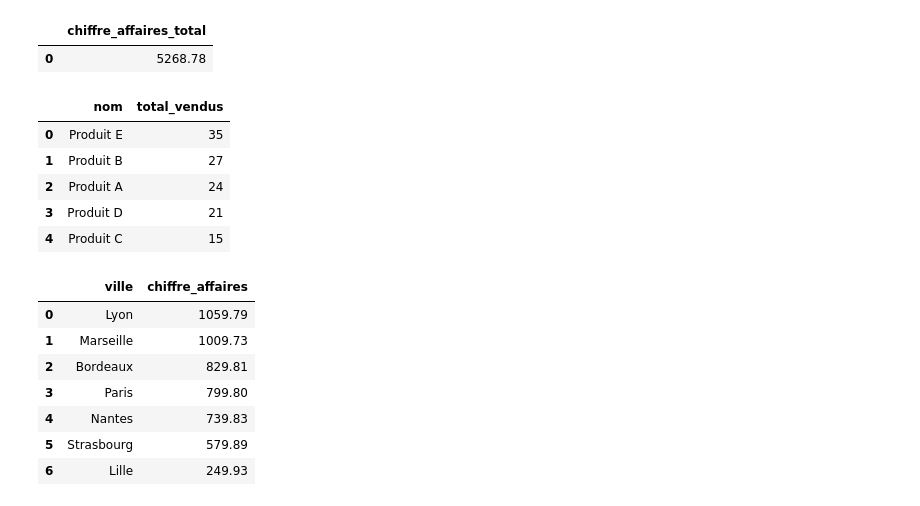
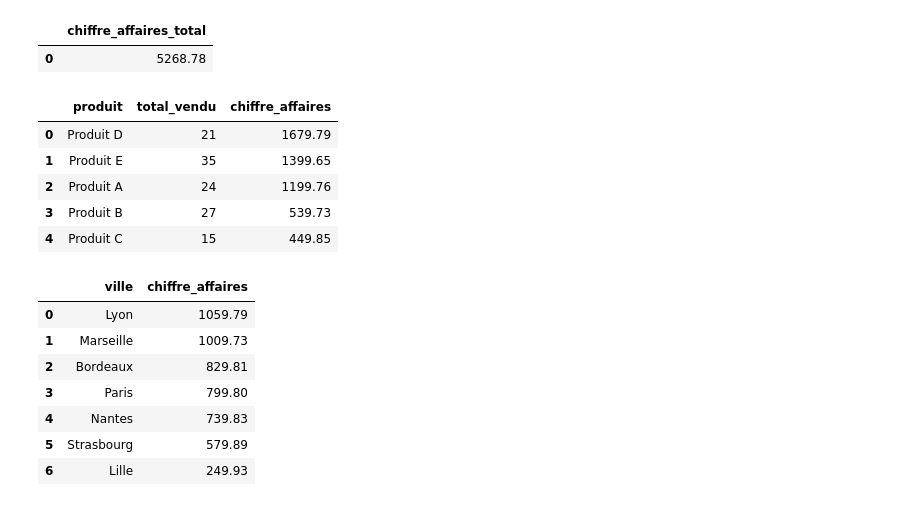
Before and after one commit to Anissa83/analyse-ventes-pme, a Jupyter notebook: PME_sql_pipeline.ipynb, the cells around one changed output. Saved outputs shown, nothing was run; the diff lists cells and outputs as text; code cells hidden in the pictures.

```diff
--- a/PME_sql_pipeline.ipynb
+++ b/PME_sql_pipeline.ipynb
@@ -154,20 +168,22 @@ JOIN produits ON ventes.id_ref_produit = produits.id_ref_produit;
 # %%
 #Ventes par produit (top produits)
 pd.read_sql("""
-SELECT p.nom, SUM(v.quantite) AS total_vendus
-FROM ventes v
-JOIN produits p ON v.id_ref_produit = p.id_ref_produit
-GROUP BY p.nom
-ORDER BY total_vendus DESC
-LIMIT 5
-""", conn)
+SELECT
+    produits.nom AS produit,
+    SUM(ventes.quantite) AS total_vendu,
+    SUM(ventes.quantite * produits.prix) AS chiffre_affaires
+FROM ventes
+JOIN produits ON ventes.id_ref_produit = produits.id_ref_produit
+GROUP BY produits.nom
+ORDER BY chiffre_affaires DESC
+""", connexion)
 # %% [output]
-|  | nom | total_vendus |
-| 0 | Produit E | 35 |
-| 1 | Produit B | 27 |
-| 2 | Produit A | 24 |
-| 3 | Produit D | 21 |
-| 4 | Produit C | 15 |
+|  | produit | total_vendu | chiffre_affaires |
+| 0 | Produit D | 21 | 1679.79 |
+| 1 | Produit E | 35 | 1399.65 |
+| 2 | Produit A | 24 | 1199.76 |
+| 3 | Produit B | 27 | 539.73 |
+| 4 | Produit C | 15 | 449.85 |
 # %%
 # Chiffre d’affaires par ville (région)
 pd.read_sql("""
```
Also changed, not shown: parts of 14 cells of this notebook, 3 other files.
